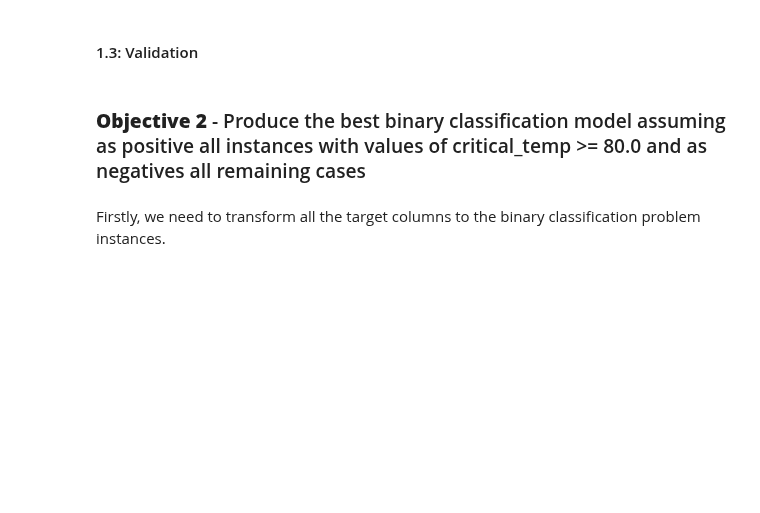
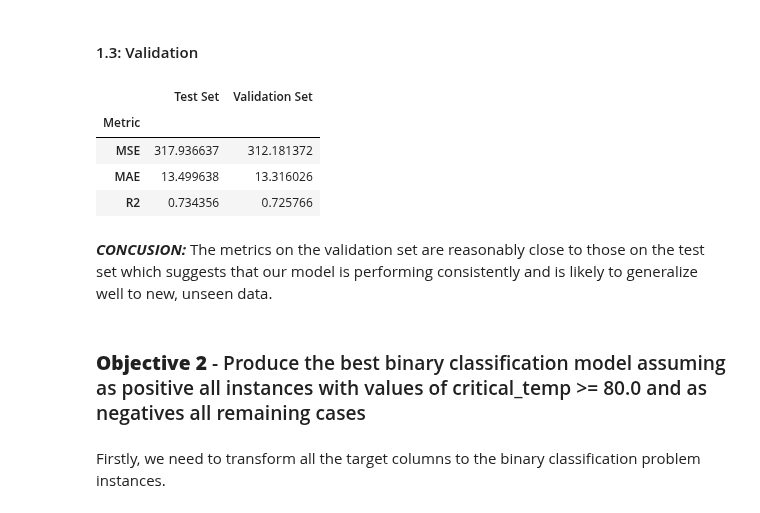
Before and after one commit to AntunesCSR/ML_Group_Projects, a Jupyter notebook: HA1/HA1_catia.ipynb, the cells around one changed output. Drawn from its saved outputs; the diff is of its cells as text; code cells hidden in the pictures; blank space fills up the shorter version.

```diff
--- a/HA1/HA1_catia.ipynb
+++ b/HA1/HA1_catia.ipynb
@@ -234,3 +230,40 @@ plt.show()
+# %%
+# VALIDATION OF THE LINEAR REGRESSION MODEL #
+
+# Predict on validation set
+y_pred1_val = reg1.predict(X_val)
+# %%
+
+# Calculate metrics for test set
+mse_test = mean_squared_error(y_test, y_pred1_test)
+mae_test = mean_absolute_error(y_test, y_pred1_test)
+r2_test = r2_score(y_test, y_pred1_test)
+
+# Calculate metrics for validation set
+mse_val = mean_squared_error(y_val, y_pred1_val)
+mae_val = mean_absolute_error(y_val, y_pred1_val)
+r2_val = r2_score(y_val, y_pred1_val)
+
+# Create a DataFrame to present the metrics
+metrics_df = pd.DataFrame({
+    'Metric': ['MSE', 'MAE', 'R2'],
+    'Test Set': [mse_test, mae_test, r2_test],
+    'Validation Set': [mse_val, mae_val, r2_val]
+})
+
+# Set the metric column as the index
+metrics_df.set_index('Metric', inplace=True)
+
+# Display the DataFrame
+metrics_df
+# %% [output]
+|  | Test Set | Validation Set |
+| Metric |  |  |
+| MSE | 317.936637 | 312.181372 |
+| MAE | 13.499638 | 13.316026 |
+| R2 | 0.734356 | 0.725766 |
+# %% [markdown]
+***CONCUSION:*** The metrics on the validation set are reasonably close to those on the test set which suggests that our model is performing consistently and is likely to generalize well to new, unseen data.
 # %% [markdown]
 ### **Objective 2** - Produce the best binary classification model assuming as positive all instances with values of critical_temp >= 80.0 and as negatives all remaining cases
 # %% [markdown]
```
Also changed, not shown: parts of 18 cells of this notebook.
